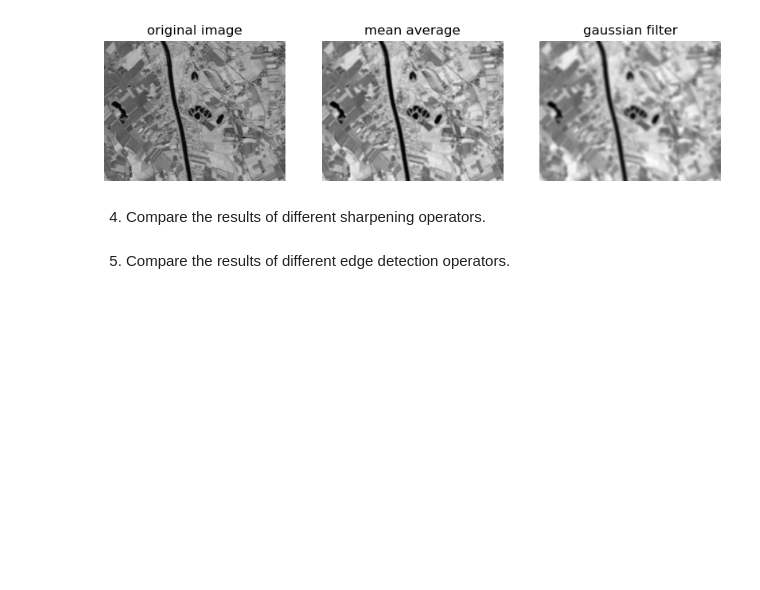
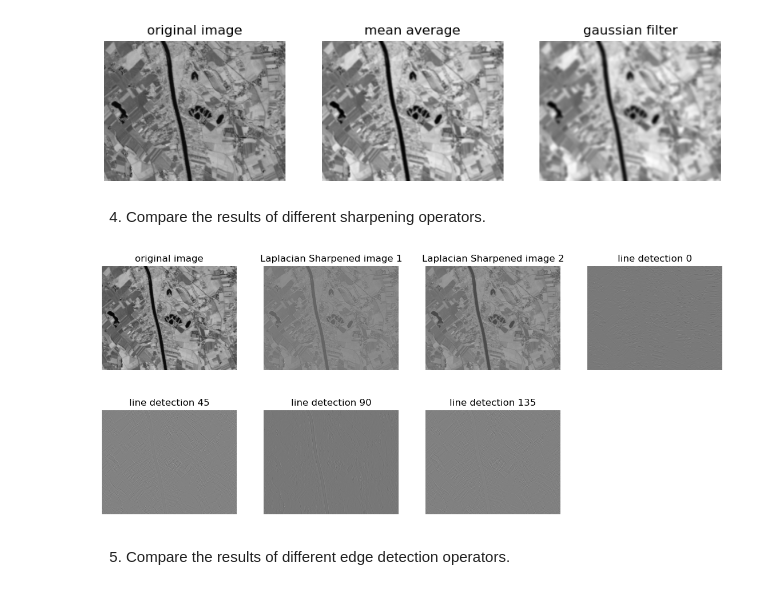
Before and after one commit to Ethel-Ogallo/UBS_ERSIP, a Jupyter notebook: Labs/lab3.ipynb, the cells around one changed output. Saved outputs shown, nothing was run; the diff lists cells and outputs as text; code cells hidden in the pictures; blank space fills up the shorter version.

```diff
--- a/Labs/lab3.ipynb
+++ b/Labs/lab3.ipynb
@@ -136,8 +136,60 @@ plt.show()
 4. Compare the results of different sharpening operators.
 # %%
 # laplacian filter
-laplace_filtered= ndi.laplace(img, ksize=3)
+laplacian_kernel1 = np.array([[-1,-1,-1],[-1,9,-1],[-1,-1,-1]])
+laplacian_kernel2 = np.array([[0,-1,0],[-1,5,-1],[0,-1,0]])
 
-#
+img_sharp = convolve2d(img, laplacian_kernel1, mode='same', boundary='symm')
+img_sharp2 = convolve2d(img, laplacian_kernel2, mode='same', boundary='symm')
+
+# line detection
+line_kernel1 = np.array([[-1,-1,-1],[2,2,2],[-1,-1,-1]])
+line_kernel2 = np.array([[2,-1,-1],[-1,2,-1],[-1,-1,2]])
+line_kernel3 = np.array([[-1,2,-1],[-1,2,-1],[-1,2,-1]])
+line_kernel4 = np.array([[-1,-1,2],[-1,2,-1],[2,-1,-1]])
+
+img_line1 = convolve2d(img, line_kernel1, mode='same', boundary='symm')
+img_line2 = convolve2d(img, line_kernel2, mode='same', boundary='symm')
+img_line3 = convolve2d(img, line_kernel3, mode='same', boundary='symm')
+img_line4 = convolve2d(img, line_kernel4, mode='same', boundary='symm')
+
+
+# display
+fig, axes = plt.subplots(2, 4, figsize=(14, 6))
+axes = axes.flatten()
+
+axes[0].imshow(img, cmap='gray')
+axes[0].set_title("original image")
+axes[0].axis("off")
+
+axes[1].imshow(img_sharp, cmap='gray')
+axes[1].set_title("Laplacian Sharpened image 1")
+axes[1].axis("off")
+
+axes[2].imshow(img_sharp2, cmap='gray')
+axes[2].set_title("Laplacian Sharpened image 2")
+axes[2].axis("off")
+
+axes[3].imshow(img_line1, cmap='gray')
+axes[3].set_title("line detection 0")
+axes[3].axis("off")
+
+axes[4].imshow(img_line2, cmap='gray')
+axes[4].set_title("line detection 45")
+axes[4].axis("off")
+
+axes[5].imshow(img_line3, cmap='gray')
+axes[5].set_title("line detection 90")
+axes[5].axis("off")
+
+axes[6].imshow(img_line4, cmap='gray')
+axes[6].set_title("line detection 135")
+axes[6].axis("off")
+
+axes[7].axis("off")
+
+plt.show()
+# %% [output]
+[figure, added]
 # %% [markdown]
 5. Compare the results of different edge detection operators.
```
Also changed, not shown: parts of 9 cells of this notebook.
